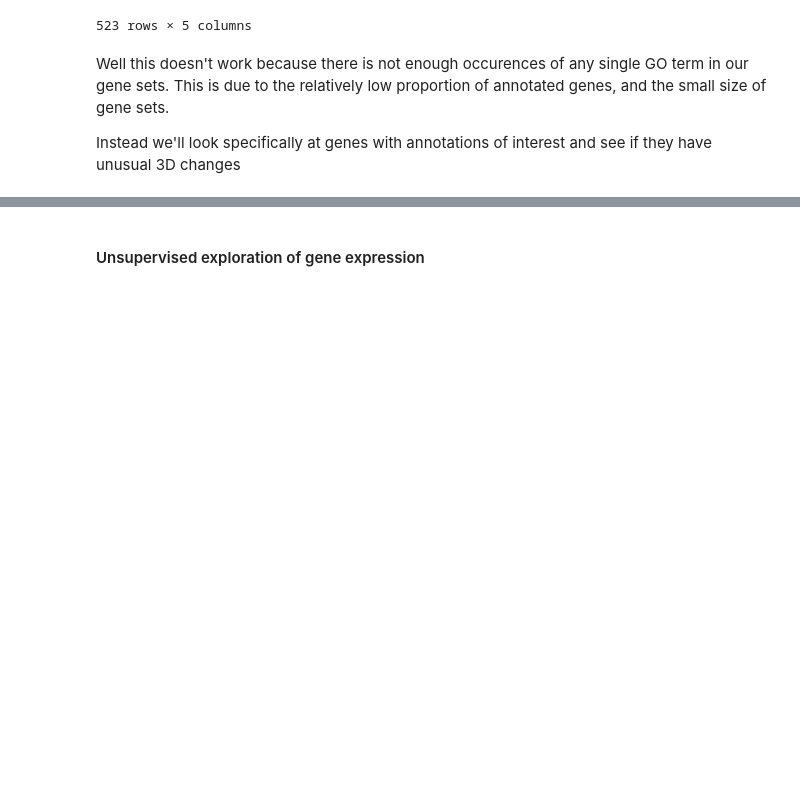
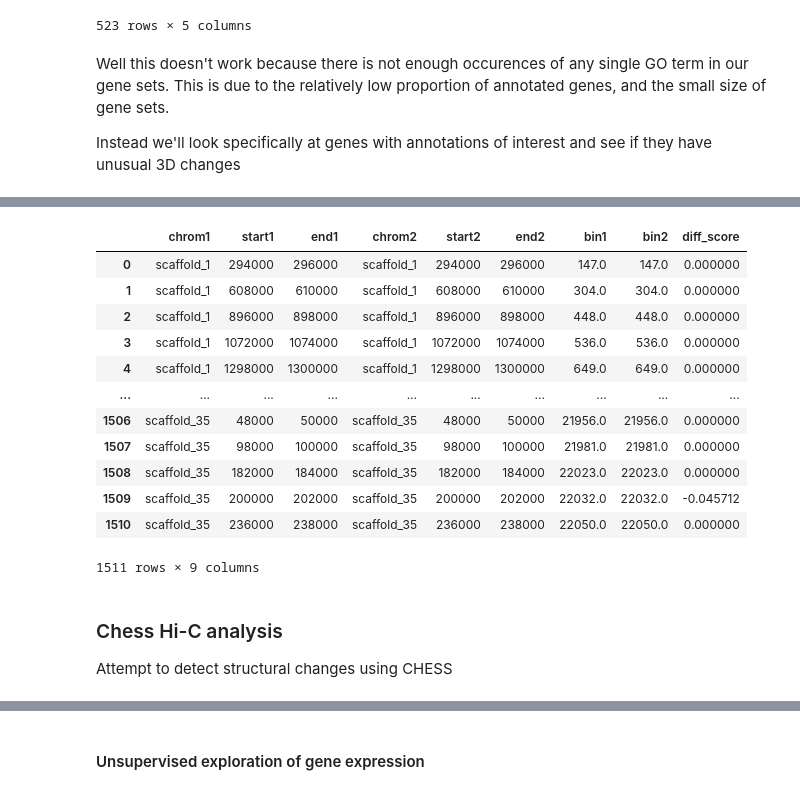
Before and after one commit to cmdoret/Acastellanii_legionella_infection, a Jupyter notebook: docs/notebooks/infection_contacts_diff_expr.ipynb, the cells around one changed output, grey strips where cells are left out. Drawn from its saved outputs; the diff is of its cells as text; code cells hidden in the pictures; blank space fills up the shorter version.

Commit message:
attempt at using CHESS for infection analysis in notebook

```diff
--- a/docs/notebooks/infection_contacts_diff_expr.ipynb
+++ b/docs/notebooks/infection_contacts_diff_expr.ipynb
@@ -793,0 +874,19 @@ full_annot.GO.apply(lambda x:  in x).sum()
+# %%
+borders
+# %% [output]
+|  | chrom1 | start1 | end1 | chrom2 | start2 | end2 | bin1 | bin2 | diff_score |
+| 0 | scaffold_1 | 294000 | 296000 | scaffold_1 | 294000 | 296000 | 147.0 | 147.0 | 0.000000 |
+| 1 | scaffold_1 | 608000 | 610000 | scaffold_1 | 608000 | 610000 | 304.0 | 304.0 | 0.000000 |
+| 2 | scaffold_1 | 896000 | 898000 | scaffold_1 | 896000 | 898000 | 448.0 | 448.0 | 0.000000 |
+| 3 | scaffold_1 | 1072000 | 1074000 | scaffold_1 | 1072000 | 1074000 | 536.0 | 536.0 | 0.000000 |
+| 4 | scaffold_1 | 1298000 | 1300000 | scaffold_1 | 1298000 | 1300000 | 649.0 | 649.0 | 0.000000 |
+| ... | ... | ... | ... | ... | ... | ... | ... | ... | ... |
+| 1506 | scaffold_35 | 48000 | 50000 | scaffold_35 | 48000 | 50000 | 21956.0 | 21956.0 | 0.000000 |
+| 1507 | scaffold_35 | 98000 | 100000 | scaffold_35 | 98000 | 100000 | 21981.0 | 21981.0 | 0.000000 |
+| 1508 | scaffold_35 | 182000 | 184000 | scaffold_35 | 182000 | 184000 | 22023.0 | 22023.0 | 0.000000 |
+| 1509 | scaffold_35 | 200000 | 202000 | scaffold_35 | 200000 | 202000 | 22032.0 | 22032.0 | -0.045712 |
+| 1510 | scaffold_35 | 236000 | 238000 | scaffold_35 | 236000 | 238000 | 22050.0 | 22050.0 | 0.000000 |
+1511 rows × 9 columns
+# %% [markdown]
+### Chess Hi-C analysis
+Attempt to detect structural changes using CHESS
```
Also changed, not shown: parts of 31 cells of this notebook.
